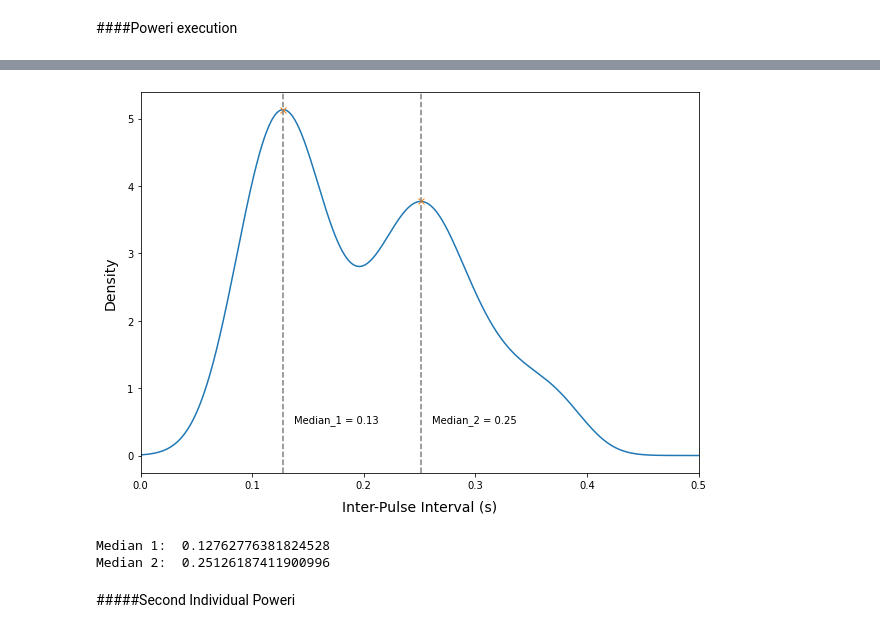
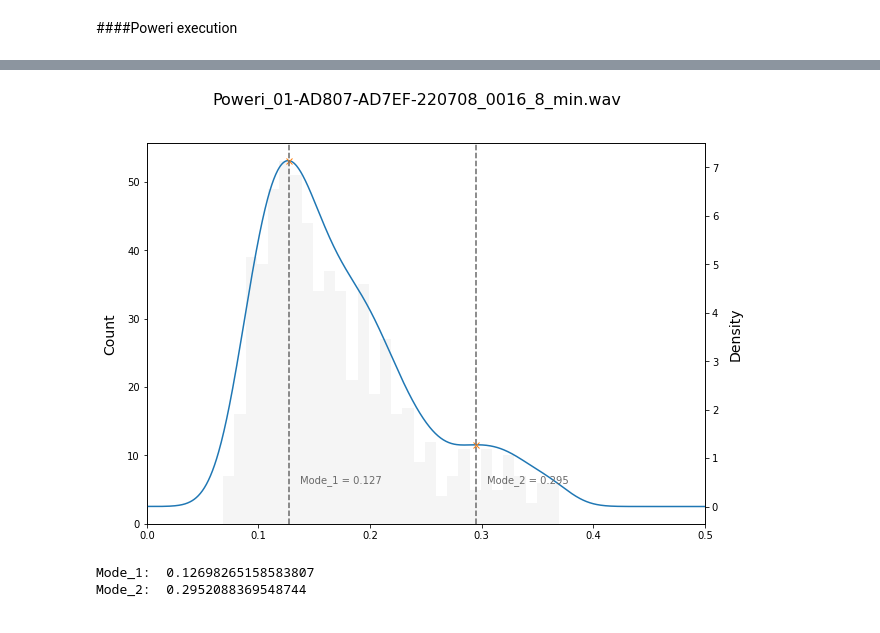
Before and after one commit to james-bole-pan/Xenopus_signal_processing, a Jupyter notebook: Side_Objective_IPI_female_bimodal_separation.ipynb, the cells around one changed output, grey strips where cells are left out. Cells and saved outputs as stored; diff of their text form; code cells hidden in the pictures.

Commit message:
Plotted all graphs for all species

```diff
--- a/Side_Objective_IPI_female_bimodal_separation.ipynb
+++ b/Side_Objective_IPI_female_bimodal_separation.ipynb
@@ -126,7 +126,7 @@ def separation_for_IPI_calculating(file_path,sampling_rate=44100):
   boundary_list = generate_boundaries(peaks_list,troughs_list)
 
   #plot the graph
-  '''
+
   plt.figure(figsize=(20,5))
   plt.plot(xf,np.abs(yf),color="grey")
   plt.plot(randomlist_xf,y_smoothed,color="red")
@@ -138,7 +138,7 @@ def separation_for_IPI_calculating(file_path,sampling_rate=44100):
   plt.xticks(ticks)
   plt.xlim((0,4000))
   plt.show()
-  '''
+
   #obtain female signal
   yf_special = rfft(samples)
   clear_out(boundary_list[1],boundary_list[2],yf_special,points_per_freq)
@@ -231,4 +231,4 @@ def female_bimodal_separation(file_path):
   '''
   IPI_processed,mean,median,std = get_rapping_IPI_stats(peaks,x_time)
   df = pd.DataFrame (IPI_processed, columns = ['IPI_processed'])
-  return df
+  return df,IPI_processed
@@ -250,0 +825,5 @@ plt.xlim(0,0.5)
+# %%
+#first Poweri
+file_path='/content/Poweri_01-AD807-AD7EF-220708_0016_8_min.wav'
+file_name = os.path.basename(file_path)
+df, IPI_processed = female_bimodal_separation(file_path)
@@ -251,37 +834,42 @@ plt.xlim(0,0.5)
 # %%
-ax = df.plot.kde(color="blue")
+ax = df.plot.kde()
 plt.close()
 line = ax.lines[0]
 x = line.get_xdata()
 y = line.get_ydata()
 
 peaks = scipy.signal.find_peaks(y)
 peaks = peaks[0]
 
-plt.figure(figsize=(10,7))
-plt.plot(x,y)
-plt.plot(x[peaks],y[peaks],'x')
-plt.xlim(0,0.5)
-plt.xlabel('Inter-Pulse Interval (s)',fontsize=14,labelpad=10)
-plt.ylabel('Density',fontsize=14,labelpad=10)
+figure,ax1 = plt.subplots()
+figure.suptitle(file_name, fontsize=16)
+ax1.hist(IPI_processed,bins=30,color='whitesmoke')
+ax1.set_ylabel('Count',fontsize=14,labelpad=10)
+ax1.set_xlim(0,0.5)
+figure.set_size_inches(10,7)
+
+ax2 = ax1.twinx()
+
+ax2.plot(x,y)
+ax2.plot(x[peaks],y[peaks],'x')
+ax2.set_xlabel('Inter-Pulse Interval (s)',fontsize=14,labelpad=10)
+ax2.set_ylabel('Density',fontsize=14,labelpad=10)
 
 #print medians
-Median_1 = x[peaks][0]
-Median_2 = x[peaks][1]
+Mode_1 = x[peaks][0]
+Mode_2 = x[peaks][1]
 
-plt.text(Median_1+0.01,0.5,s="Median_1 = "+format(Median_1, ".2f"))
-plt.text(Median_2+0.01,0.5,s="Median_2 = "+format(Median_2, ".2f"))
+ax2.text(Mode_1+0.01,0.5,s="Mode_1 = "+format(Mode_1, ".3f"),color='dimgrey')
+ax2.text(Mode_2+0.01,0.5,s="Mode_2 = "+format(Mode_2, ".3f"),color='dimgrey')
 
-plt.axvline(Median_1,linestyle="dashed",color="grey")
-plt.axvline(Median_2,linestyle="dashed",color="grey")
+ax2.axvline(Mode_1,linestyle="dashed",color="dimgrey")
+ax2.axvline(Mode_2,linestyle="dashed",color="dimgrey")
 
 plt.show()
 
-print('Median 1: ', Median_1)
-print('Median 2: ', Median_2)
+print("Mode_1: ", Mode_1)
+print("Mode_2: ", Mode_2)
 # %% [output]
-[figure, old version]
+[figure, new version]
-Median 1:  0.12762776381824528
-Median 2:  0.25126187411900996
+Mode_1:  0.12698265158583807
+Mode_2:  0.2952088369548744
-# %% [markdown]
-#####Second Individual Poweri
```
Also changed, not shown: parts of 39 cells of this notebook.
